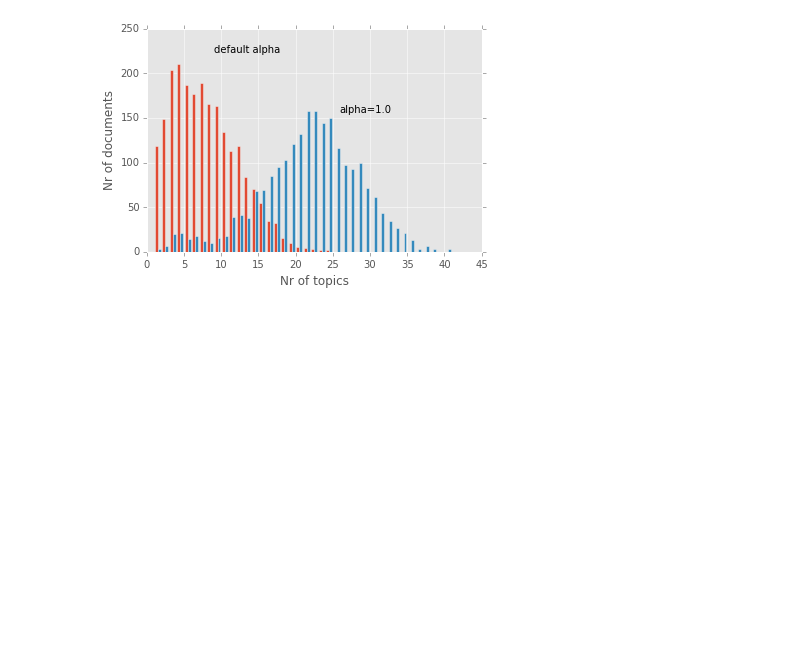
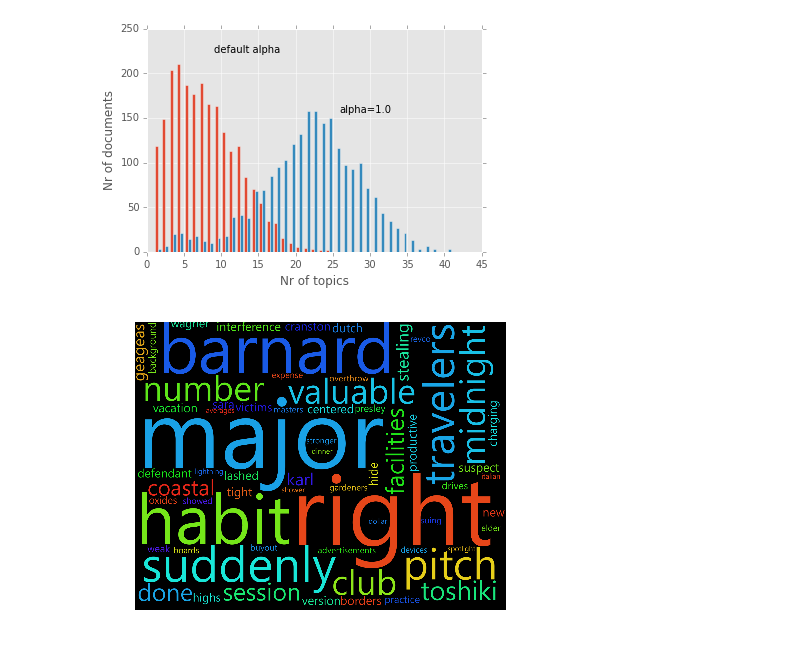
Before and after one commit to KonanAcademy/da, a Jupyter notebook: part1/09_python_LDA.ipynb, the cells around one changed output. Drawn from its saved outputs; the diff is of its cells as text; code cells hidden in the pictures; blank space fills up the shorter version.

```diff
--- a/part1/09_python_LDA.ipynb
+++ b/part1/09_python_LDA.ipynb
@@ -69,2 +83,23 @@ plt.text(26,156, 'alpha=1.0')
+# %%
+# First, we need to sum up the weights across all the documents
+weight = np.zeros(model.num_topics)
+# %%
+for doc in corpus:
+    for col, val in model[doc]:
+        weight[col] += val
+        # As a reasonable alternative, we could have used the log of val:
+        # weight[col] += np.log(val)
+max_topic = weight.argmax()
+# %%
+# 상위 64개의 주제를 꺼내온다.
+words = model.show_topic(max_topic, 64)
+# %%
+# 워드 클라우드를 만들 수 있도록 list를 string으로 변경(구분자는 \n으로)
+words = '\n'.join(map(lambda w: w[1], words))
+# %%
+# 워드 클라우드를 생성한다.
+create_cloud(words)
+# %% [output]
+[figure, added]
 # %%
 # 주제 공간에서의 유사성 비교
```
Also changed, not shown: parts of 25 cells of this notebook, 1 other file.
